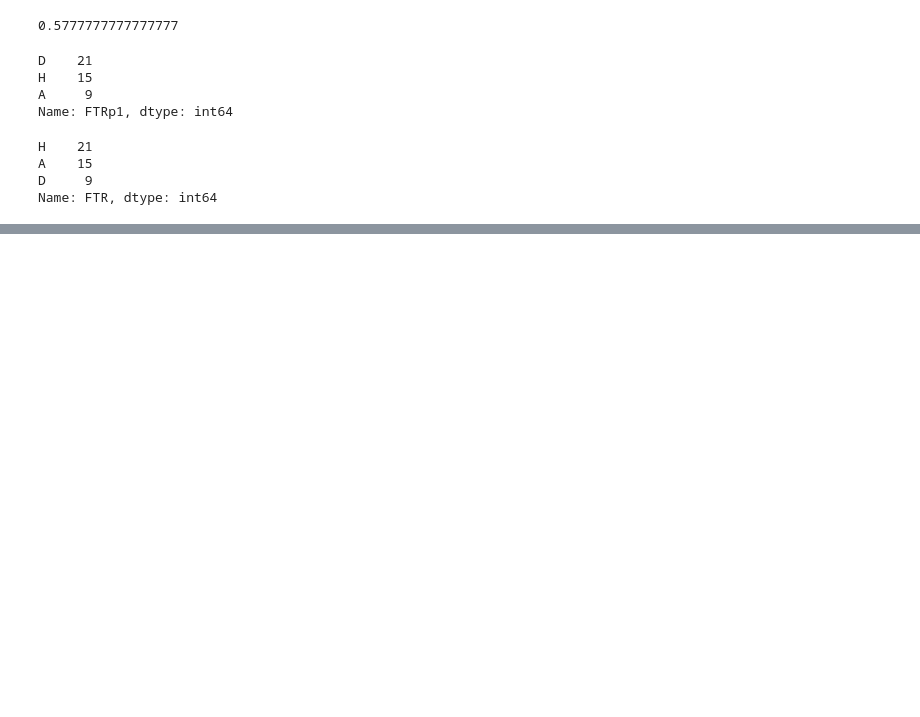
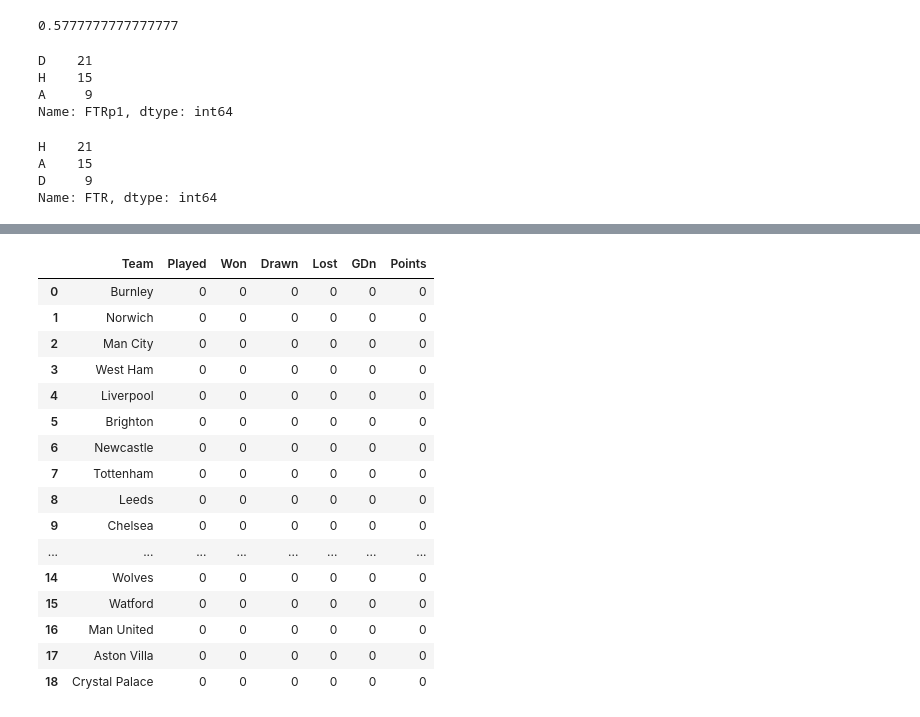
Before and after one commit to sreeharipa/Premier-league-predictor, a Jupyter notebook: 5_predicing-the-new-season.ipynb, the cells around one changed output, grey strips where cells are left out. Drawn from its saved outputs; the diff is of its cells as text; code cells hidden in the pictures; blank space fills up the shorter version.

Commit message:
Table made for GW5

```diff
--- a/5_predicing-the-new-season.ipynb
+++ b/5_predicing-the-new-season.ipynb
@@ -201,0 +227,4 @@ Name: FTR, dtype: int64
+# %%
+data = {'Team':['Burnley', 'Norwich', 'Man City', 'West Ham',  'Liverpool', 'Brighton', 'Newcastle', 'Tottenham', 'Leeds', 'Chelsea', 'Southampton', 'Arsenal', 'Leicester', 'Everton', 'Wolves', 'Watford', 'Man United', 'Aston Villa', 'Crystal Palace']}
+# %%
+table = pd.DataFrame(data)
@@ -201,0 +251,27 @@ Name: FTR, dtype: int64
+# %%
+table['Played'] = 0
+table['Won'] = 0
+table['Drawn'] = 0
+table['Lost'] = 0
+table['GDn'] = 0
+table['Points'] = 0
+# %%
+table
+# %% [output]
+|  | Team | Played | Won | Drawn | Lost | GDn | Points |
+| 0 | Burnley | 0 | 0 | 0 | 0 | 0 | 0 |
+| 1 | Norwich | 0 | 0 | 0 | 0 | 0 | 0 |
+| 2 | Man City | 0 | 0 | 0 | 0 | 0 | 0 |
+| 3 | West Ham | 0 | 0 | 0 | 0 | 0 | 0 |
+| 4 | Liverpool | 0 | 0 | 0 | 0 | 0 | 0 |
+| 5 | Brighton | 0 | 0 | 0 | 0 | 0 | 0 |
+| 6 | Newcastle | 0 | 0 | 0 | 0 | 0 | 0 |
+| 7 | Tottenham | 0 | 0 | 0 | 0 | 0 | 0 |
+| 8 | Leeds | 0 | 0 | 0 | 0 | 0 | 0 |
+| 9 | Chelsea | 0 | 0 | 0 | 0 | 0 | 0 |
+| ... | ... | ... | ... | ... | ... | ... | ... |
+| 14 | Wolves | 0 | 0 | 0 | 0 | 0 | 0 |
+| 15 | Watford | 0 | 0 | 0 | 0 | 0 | 0 |
+| 16 | Man United | 0 | 0 | 0 | 0 | 0 | 0 |
+| 17 | Aston Villa | 0 | 0 | 0 | 0 | 0 | 0 |
+| 18 | Crystal Palace | 0 | 0 | 0 | 0 | 0 | 0 |
```
Also changed, not shown: parts of 7 cells of this notebook.
